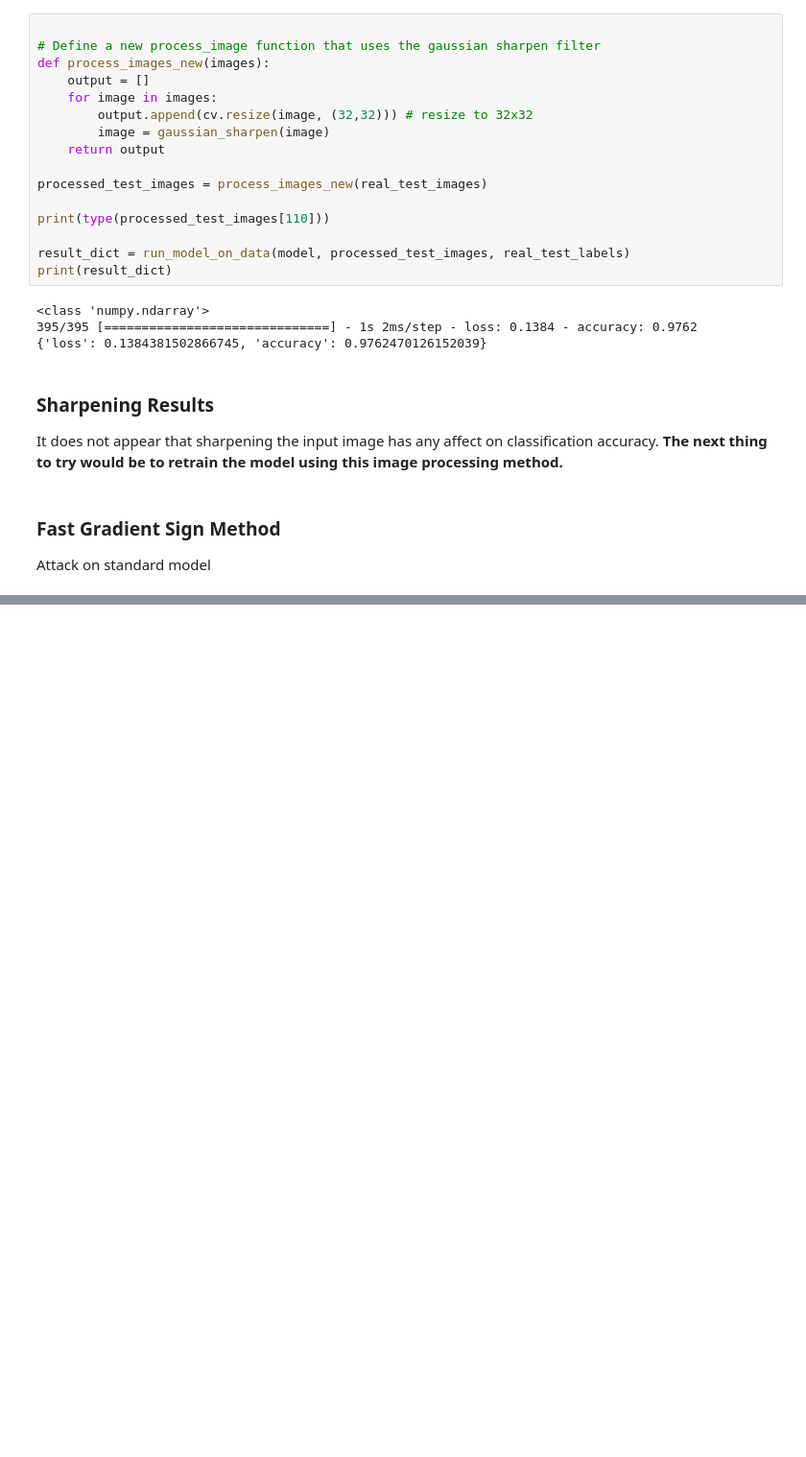
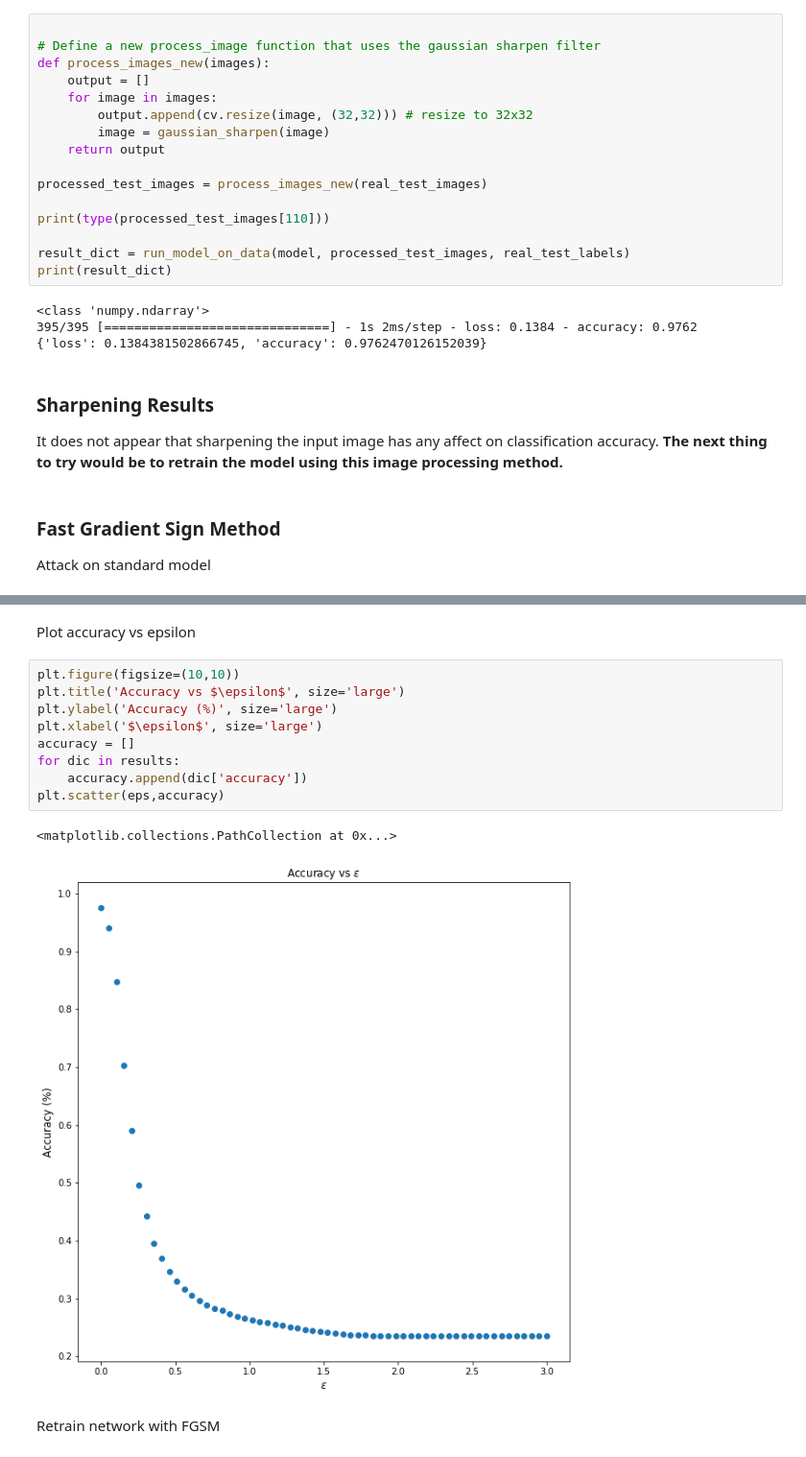
Before and after one commit to derekjohnsonva/GTSRB_ML_Exploration, a Jupyter notebook: exploration.ipynb, the cells around one changed output, grey strips where cells are left out. Shown at 96% size. Drawn from its saved outputs; the diff is of its cells as text; blank space fills up the shorter version.

```diff
--- a/exploration.ipynb
+++ b/exploration.ipynb
@@ -691,0 +740,16 @@ Clipping input data to the valid range for imshow with RGB data ([0..1] for floa
+# %% [markdown]
+Plot accuracy vs epsilon
+# %%
+plt.figure(figsize=(10,10))
+plt.title('Accuracy vs $\epsilon$', size='large')
+plt.ylabel('Accuracy (%)', size='large')
+plt.xlabel('$\epsilon$', size='large')
+accuracy = []
+for dic in results:
+    accuracy.append(dic['accuracy'])
+plt.scatter(eps,accuracy)
+# %% [output]
+<matplotlib.collections.PathCollection at 0x...>
+[figure, added]
+# %% [markdown]
+Retrain network with FGSM
```
Also changed, not shown: parts of 15 cells of this notebook.
